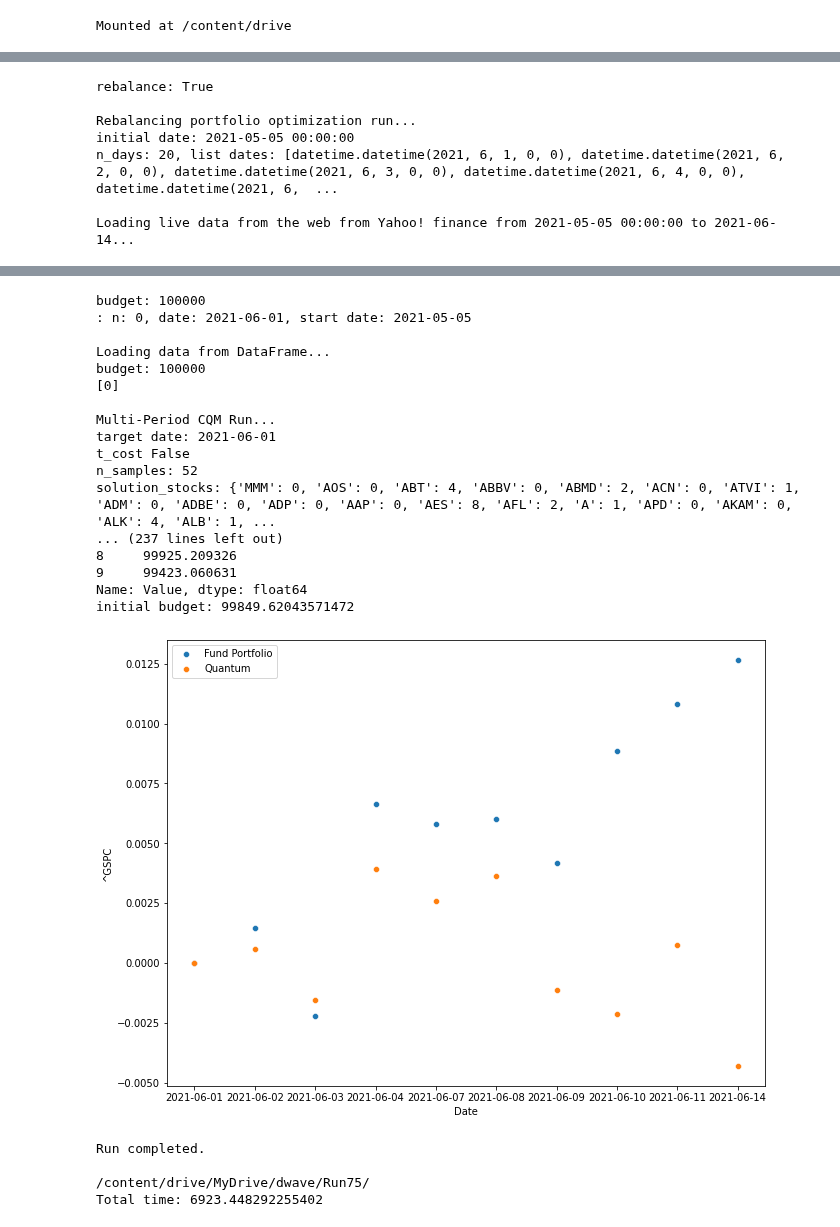
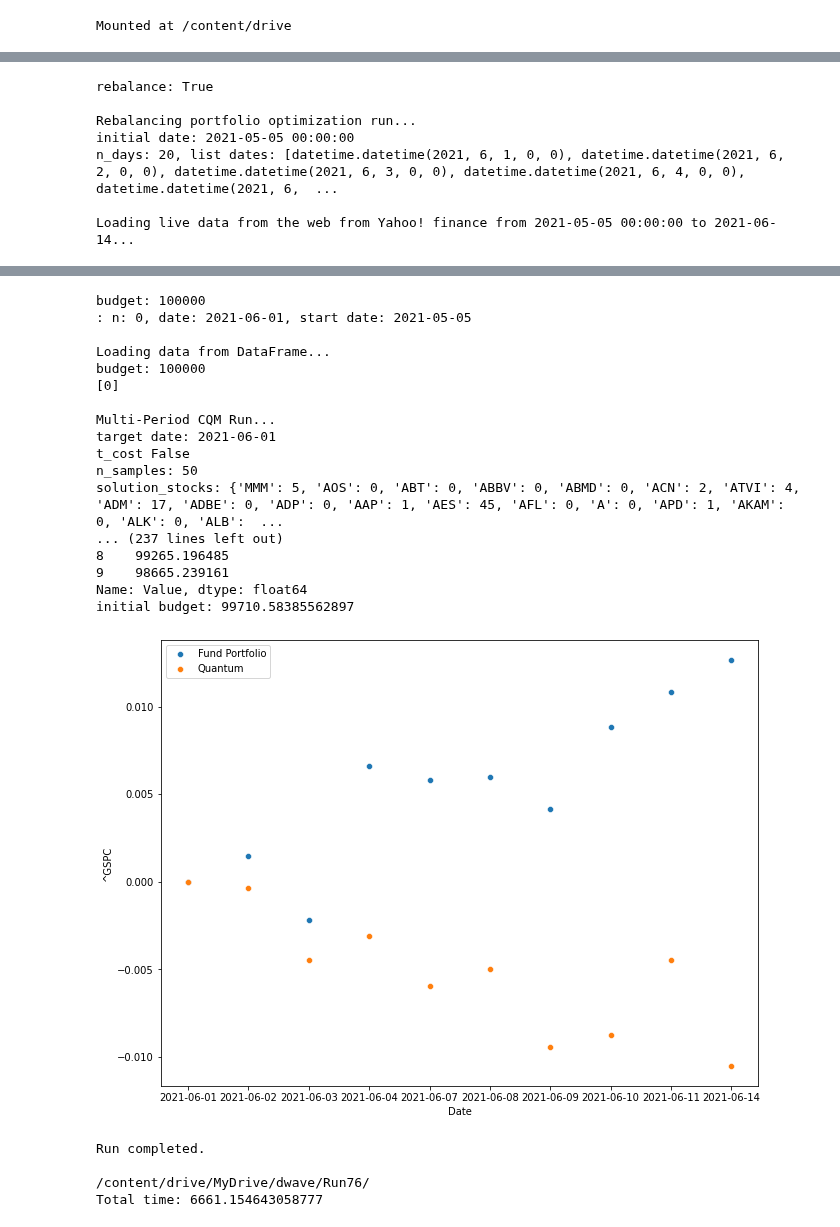
Before and after one commit to bvcmartins/dwaveDev, a Jupyter notebook: portfolioOptimization/solver.ipynb, the cells around one changed output, grey strips where cells are left out. Drawn from its saved outputs; the diff is of its cells as text; code cells hidden in the pictures.

```diff
--- a/portfolioOptimization/solver.ipynb
+++ b/portfolioOptimization/solver.ipynb
@@ -87,7 +87,7 @@ class SinglePeriod:
         self.t_cost = t_cost
         self.calculation_type = calculation_type
         self.window_size = window_size
-        self.max_num_stocks = 50
+        self.max_num_stocks = 200
         self.save_path = save_path
         if initial_date is not None:
             self.initial_date = initial_date
@@ -297,11 +297,11 @@ class SinglePeriod:
             cqm.add_constraint(quicksum([x[s]*self.price[s] for s in self.stocks]) <= self.budget, label='upper_budget')
             cqm.add_constraint(quicksum([x[s]*self.price[s] for s in self.stocks]) >= 0.997*self.budget, label='lower_budget')
 
-            # z = {s: Binary("Z[%s]" %s) for s in self.stocks}
-            # for s in self.stocks:
-            #     cqm.add_constraint(x[s] - 1 * z[s] >= 0)
-            #     cqm.add_constraint(x[s] - x[s] * z[s] <= 0)
-            # cqm.add_constraint(quicksum([z[s] for s in self.stocks]) <= self.max_num_stocks)
+            z = {s: Binary("Z[%s]" %s) for s in self.stocks}
+            for s in self.stocks:
+                cqm.add_constraint(x[s] - 1 * z[s] >= 0)
+                cqm.add_constraint(x[s] - x[s] * z[s] <= 0)
+            cqm.add_constraint(quicksum([z[s] for s in self.stocks]) <= self.max_num_stocks)
 
         else:
             print('t_cost True')
@@ -329,11 +329,11 @@ class SinglePeriod:
                 cqm.add_constraint(x[s] - x0[s]*y[s] >= 0, label=f'indicator_constraint_gte_{s}')
                 cqm.add_constraint(x[s] - x[s]*y[s] <= x0[s], label=f'indicator_constraint_lte_{s}')
 
-            # z = {s: Binary("Z[%s]" %s) for s in self.stocks}
-            # for s in self.stocks:
-            #     cqm.add_constraint(x[s] - 1 * z[s] >= 0)
-            #     cqm.add_constraint(x[s] - x[s] * z[s] <= 0)
-            # cqm.add_constraint(quicksum([z[s] for s in self.stocks]) <= self.max_num_stocks)
+            z = {s: Binary("Z[%s]" %s) for s in self.stocks}
+            for s in self.stocks:
+                cqm.add_constraint(x[s] - 1 * z[s] >= 0)
+                cqm.add_constraint(x[s] - x[s] * z[s] <= 0)
+            cqm.add_constraint(quicksum([z[s] for s in self.stocks]) <= self.max_num_stocks)
 
 
 
@@ -716,7 +716,7 @@ if __name__ == '__main__':
             'verbose': False,
             'num': 0,
             't_cost': 0.0,
-            'label': 'Run75',
+            'label': 'Run76',
             'init_holdings': None,
             'window_size': 20,
             'calculation_type': 'daily',
@@ -745,22 +745,22 @@ Loading live data from the web from Yahoo! finance from 2021-05-05 00:00:00 to 2
 budget: 100000
 : n: 0, date: 2021-06-01, start date: 2021-05-05
 
 Loading data from DataFrame...
 budget: 100000
 [0]
 
 Multi-Period CQM Run...
 target date: 2021-06-01
 t_cost False
-n_samples: 52
-solution_stocks: {'MMM': 0, 'AOS': 0, 'ABT': 4, 'ABBV': 0, 'ABMD': 2, 'ACN': 0, 'ATVI': 1, 'ADM': 0, 'ADBE': 0, 'ADP': 0, 'AAP': 0, 'AES': 8, 'AFL': 2, 'A': 1, 'APD': 0, 'AKAM': 0, 'ALK': 4, 'ALB': 1, ...
+n_samples: 50
+solution_stocks: {'MMM': 5, 'AOS': 0, 'ABT': 0, 'ABBV': 0, 'ABMD': 0, 'ACN': 2, 'ATVI': 4, 'ADM': 17, 'ADBE': 0, 'ADP': 0, 'AAP': 1, 'AES': 45, 'AFL': 0, 'A': 0, 'APD': 1, 'AKAM': 0, 'ALK': 0, 'ALB':  ...
 ... (237 lines left out)
-8     99925.209326
-9     99423.060631
+8    99265.196485
+9    98665.239161
 Name: Value, dtype: float64
-initial budget: 99849.62043571472
+initial budget: 99710.58385562897
-[figure, old version]
+[figure, new version]
 Run completed.
 
-/content/drive/MyDrive/dwave/Run75/
-Total time: 6923.448292255402
+/content/drive/MyDrive/dwave/Run76/
+Total time: 6661.154643058777
```
Also changed, not shown: parts of 2 cells of this notebook.
